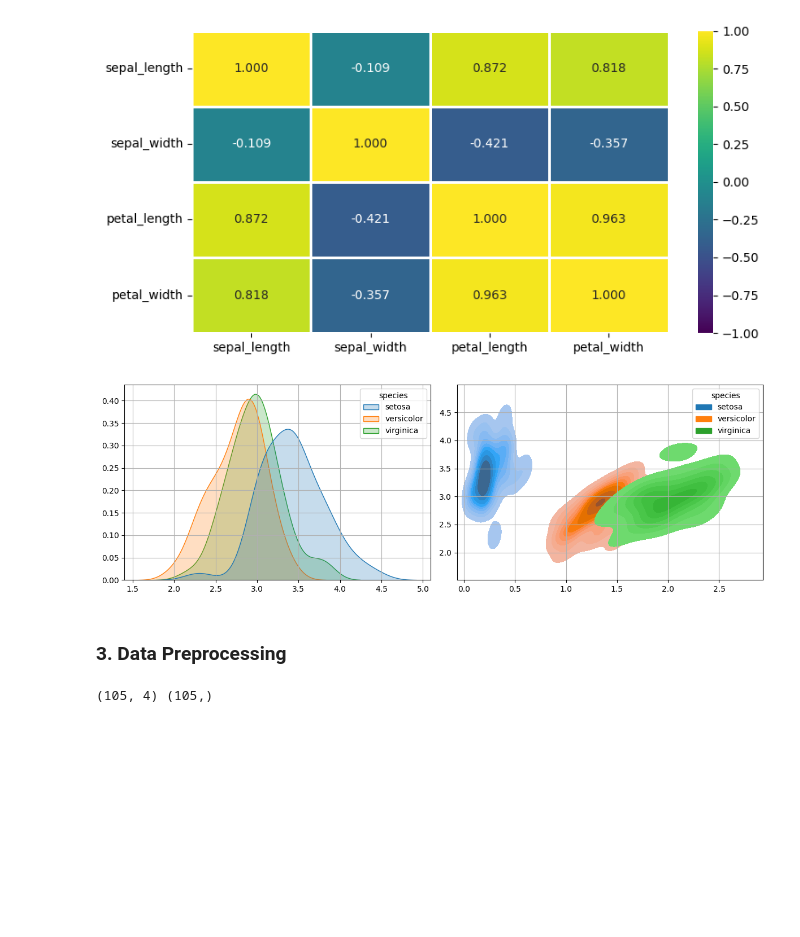
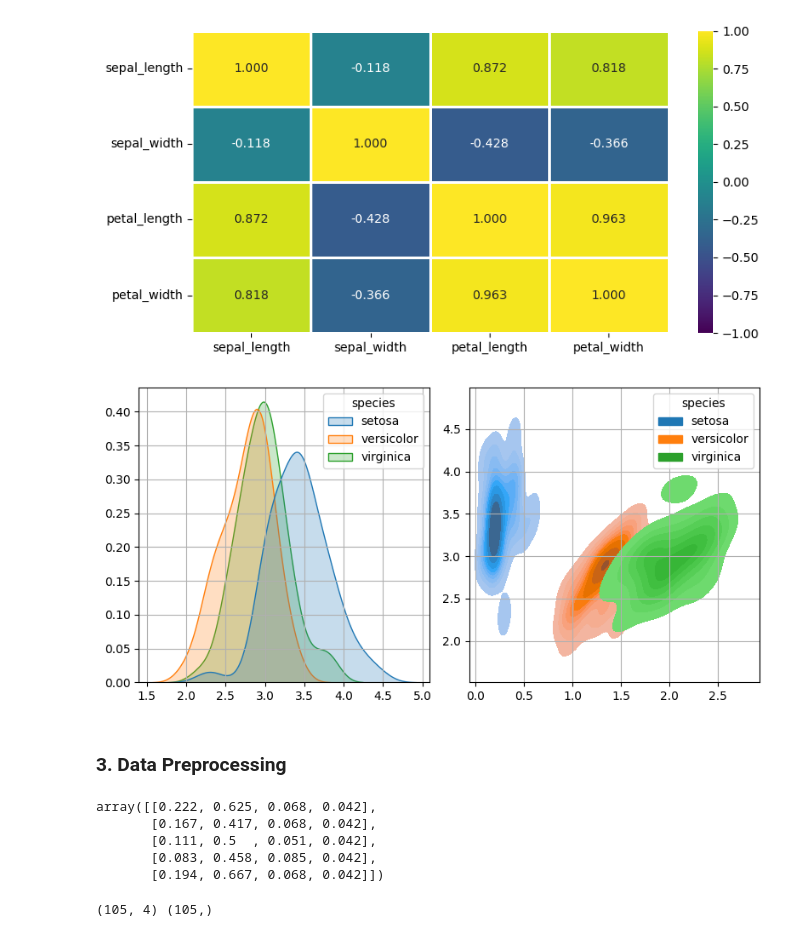
Before and after one commit to kusin/bahan-ajar-ML, a Jupyter notebook: Pertemuan 5 - Algoritma Klasifikasi Data Bagian 1/supervised_learning.ipynb, the cells around one changed output. Drawn from its saved outputs; the diff is of its cells as text; code cells hidden in the pictures; blank space fills up the shorter version.

```diff
--- a/Pertemuan 5 - Algoritma Klasifikasi Data Bagian 1/supervised_learning.ipynb
+++ b/Pertemuan 5 - Algoritma Klasifikasi Data Bagian 1/supervised_learning.ipynb
@@ -27,7 +27,7 @@ from sklearn.metrics import accuracy_score, precision_score, recall_score, f1_sc
 ### 1. Data Acquisition
 # %%
 # load dataset
-dataset = pd.read_csv("../dataset/dataset_iris.csv")
+dataset = sns.load_dataset("iris")
 # %%
 # show metadata
 print(np.round(dataset.describe(),2))
@@ -144,27 +148,27 @@ plt.show()
 [figure]
 # %%
 # create figure
-fig, ax = plt.subplots(nrows=1, ncols=2, figsize=(12,4))
+fig, ax = plt.subplots(nrows=1, ncols=2, figsize=(8,4))
 
 # create kdeplot
 sns.kdeplot(data=dataset, x="sepal_width", hue="species", fill=True, ax=ax[0])
 ax[0].set_title("", fontsize=14)
 ax[0].set_xlabel("", fontsize=12)
 ax[0].set_ylabel("", fontsize=12)
 ax[0].grid(True)
 
 # create kdeplot
 sns.kdeplot(data=dataset, x="petal_width", y="sepal_width", hue="species", fill=True, ax=ax[1])
 ax[1].set_title("", fontsize=14)
 ax[1].set_xlabel("", fontsize=12)
 ax[1].set_ylabel("", fontsize=12)
 ax[1].grid(True)
 
 # show plots
 plt.tight_layout()
 plt.show()
 # %% [output]
-[figure, old version]
+[figure, new version]
 # %% [markdown]
 ### 3. Data Preprocessing
 # %%
@@ -175,6 +179,14 @@ y = dataset["species"].values
 # normalize features
 scaler = MinMaxScaler(feature_range=(0, 1))
 scaled = scaler.fit_transform(x)
+# %%
+np.round(scaled[:5],3)
+# %% [output]
+array([[0.222, 0.625, 0.068, 0.042],
+       [0.167, 0.417, 0.068, 0.042],
+       [0.111, 0.5  , 0.051, 0.042],
+       [0.083, 0.458, 0.085, 0.042],
+       [0.194, 0.667, 0.068, 0.042]])
 # %%
 # split validation
 trainX, testX, trainY, testY = train_test_split(
```
Also changed, not shown: parts of 7 cells of this notebook, 1 other file.
